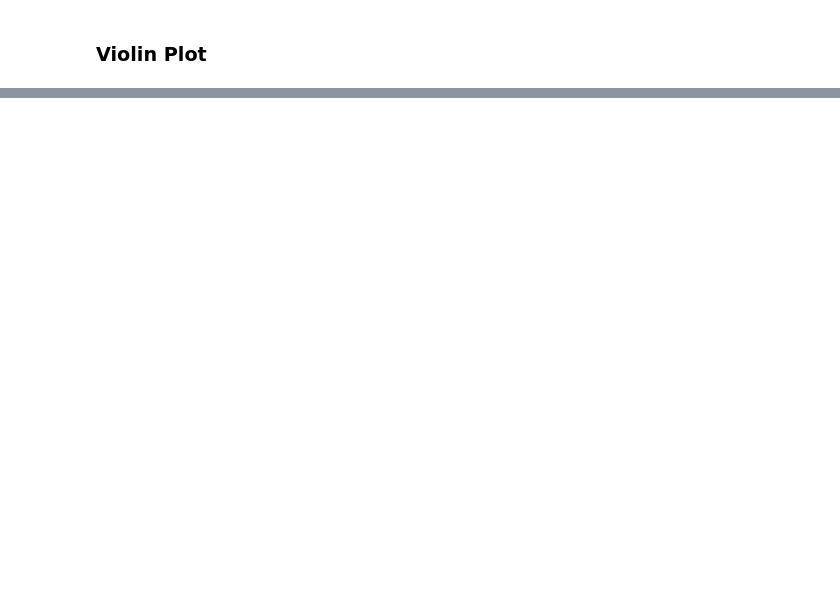
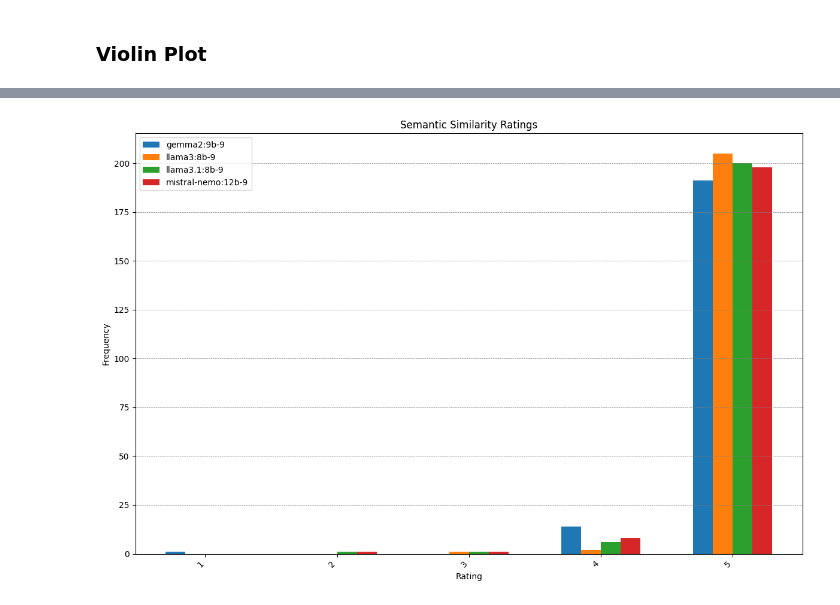
Before and after one commit to al-laktah/thesis-tools, a Jupyter notebook: evals/eval6.ipynb, the cells around one changed output, grey strips where cells are left out. Saved outputs shown, nothing was run; the diff lists cells and outputs as text; code cells hidden in the pictures; blank space fills up the shorter version.

```diff
--- a/evals/eval6.ipynb
+++ b/evals/eval6.ipynb
@@ -142,0 +143,39 @@ fig, ax = violin_plot(gt_res + res)
+# %%
+def ratings_grouped_bar_chart(res, metric="llm_ratings"):
+    "show a grouped bar chart of the semantic similarity ratings of the models"
+    number_of_models = len(res)
+    ratings_range = range(1, 6)
+    data = []
+    labels = []
+
+    for i in range(number_of_models):
+        llm_scores = res[i]["metrics"]["semantic_metrics"][metric]
+        valid_scores = [score for score in llm_scores if score != -1]
+        freq = [valid_scores.count(rating) for rating in ratings_range]
+        data.append(freq)
+        labels.append(f'{res[i]["model"]["name"]}:{res[i]["model"]["size"]}-{res[i]["prompt"]["id"]}')
+
+    fig, ax = plt.subplots(figsize=(12, 8))
+
+    bar_width = 0.15
+    indices = np.arange(len(ratings_range))
+
+    for i, freq in enumerate(data):
+        ax.bar(indices + i * bar_width, freq, bar_width, label=labels[i])
+
+    ax.set_title("Semantic Similarity Ratings")
+    ax.set_xlabel("Rating")
+    ax.set_ylabel("Frequency")
+    ax.set_xticks(indices + bar_width * (number_of_models - 1) / 2)
+    ax.set_xticklabels(ratings_range)
+    ax.legend()
+
+    plt.xticks(rotation=45, ha="right")
+    ax.grid(True, color="gray", linestyle="--", linewidth=0.5, axis="y")
+
+    fig.tight_layout()
+    return fig, ax
+# %%
+fig, ax = ratings_grouped_bar_chart(res)
+# %% [output]
+[figure, added]
```
Also changed, not shown: parts of 2 cells of this notebook, 48 other files.
